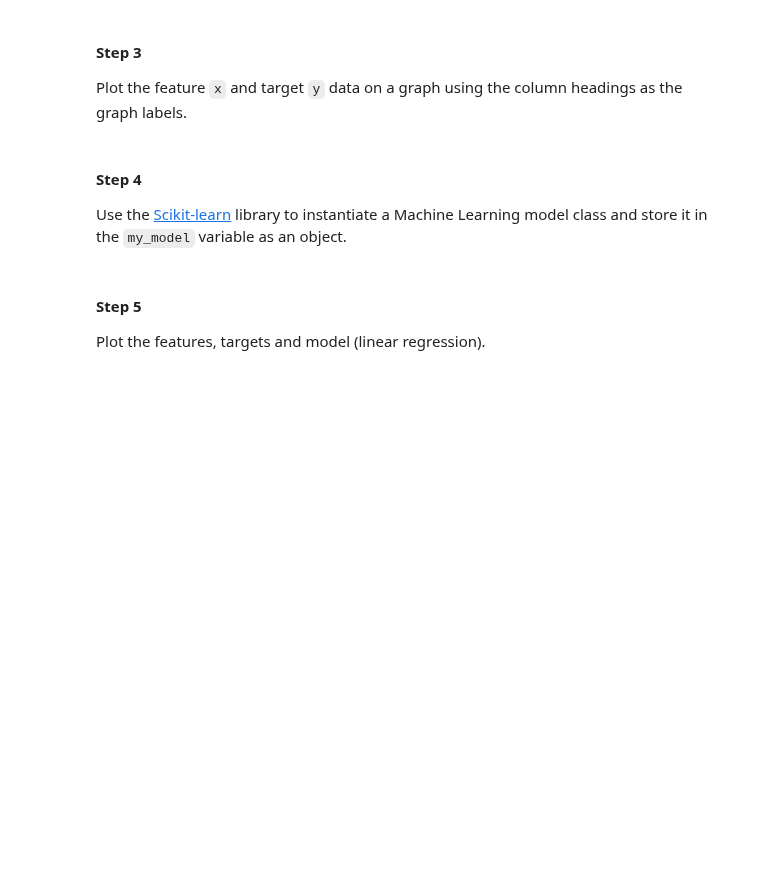
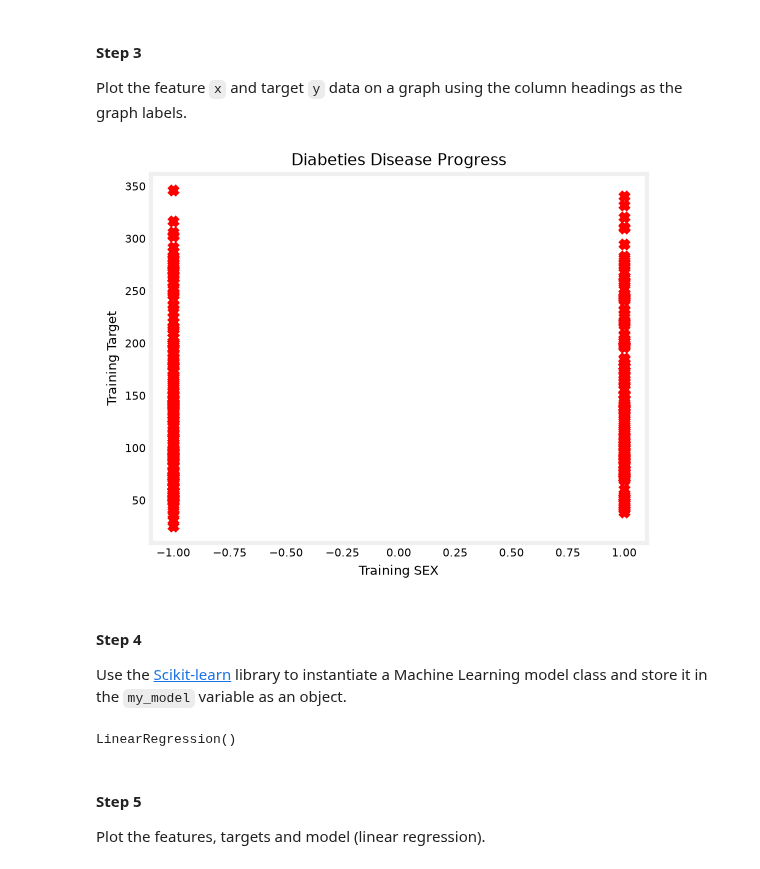
Before and after one commit to BaulkhamHillsHS/MLOps-GeorgeYang, a Jupyter notebook: 2.Model_Development/2.3.Model_Training/2.3.2.Linear_Regression.ipynb, the cells around one changed output. Cells and saved outputs as stored; diff of their text form; code cells hidden in the pictures; blank space fills up the shorter version.

```diff
--- a/2.Model_Development/2.3.Model_Training/2.3.2.Linear_Regression.ipynb
+++ b/2.Model_Development/2.3.Model_Training/2.3.2.Linear_Regression.ipynb
@@ -24,7 +24,7 @@ Store the data columns for Linear Regression.
 # Create a data frame from the csv file
 training_data = pd.read_csv('2.3.2.training_data.csv')
 
-x_name = 'BMI'
+x_name = 'SEX'
 y_name = 'Target'
 x = np.array(training_data[x_name]).reshape(-1, 1)
 y = np.array(training_data[y_name])
@@ -35,13 +35,15 @@ Plot the feature `x` and target `y` data on a graph using the column headings as
 # %%
 # Plot the data points
 plt.scatter(x, y, marker='x', c='r')
 # Set the title
-plt.title("Diabetes Disease Progress")
+plt.title("Diabeties Disease Progress")
 # Set the y-axis label
 plt.ylabel(f'Training {training_data[y_name].name}')
 # Set the x-axis label
 plt.xlabel(f'Training {training_data[x_name].name}')
 plt.show()
+# %% [output]
+[figure, added]
 # %% [markdown]
 #### Step 4
 
@@ -51,6 +53,8 @@ Use the [Scikit-learn](https://scikit-learn.org/stable/) library to instantiate
 my_model = LinearRegression()
 # Fit the model to the data
 my_model.fit(x, y)
+# %% [output]
+LinearRegression()
 # %% [markdown]
 #### Step 5
 
```
Also changed, not shown: parts of 4 cells of this notebook, 9 other files.
